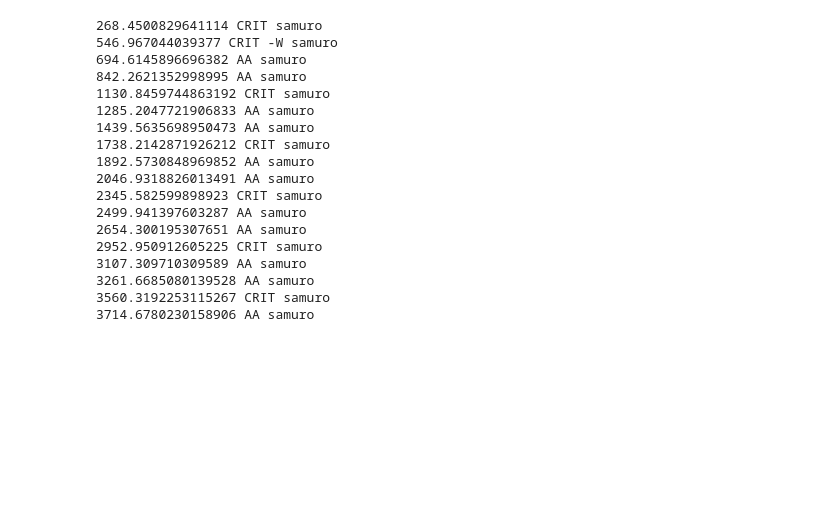
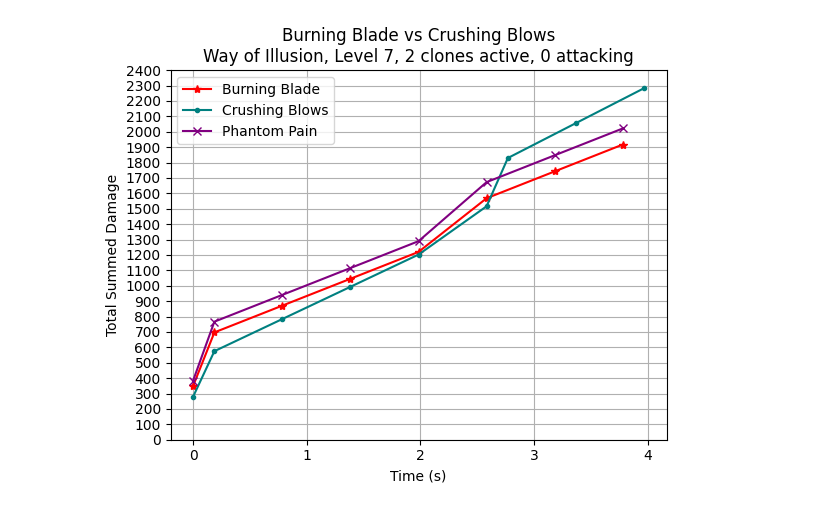
Before and after one commit to kenyon-allan/samurocalculator, a Jupyter notebook: graphing_and_other_nonsense.ipynb, the cells around one changed output. Saved outputs shown, nothing was run; the diff lists cells and outputs as text; code cells hidden in the pictures; blank space fills up the shorter version.

```diff
--- a/graphing_and_other_nonsense.ipynb
+++ b/graphing_and_other_nonsense.ipynb
@@ -1,3 +1,28 @@
 # %%
 from calculations.damage_calculator import damage_calc, raise_for_invalid_inputs
 from calculations.dataclasses_and_enums import OneTalents, SevenTalents, SixteenTalents
+# %%
+bb_time_series, bb_damage_series = damage_calc(
+    7,
+    4,
+    num_clones=2,
+    num_clones_attacking=0,
+    one_talent=OneTalents.WAYOFILLUSION,
+    seven_talent=SevenTalents.BURNINGBLADE,
+)
+cb_time_series, cb_damage_series = damage_calc(
+    7,
+    4,
+    num_clones=2,
+    num_clones_attacking=0,
+    one_talent=OneTalents.WAYOFILLUSION,
+    seven_talent=SevenTalents.CRUSHINGBLOWS,
+)
+pp_time_series, pp_damage_series = damage_calc(
+    7,
+    4,
+    num_clones=2,
+    num_clones_attacking=0,
+    one_talent=OneTalents.WAYOFILLUSION,
+    seven_talent=SevenTalents.PHANTOMPAIN,
+)
@@ -4,21 +47,33 @@ from calculations.dataclasses_and_enums import OneTalents, SevenTalents, Sixteen
+# %%
+import matplotlib.pyplot as plt
+plt.plot(bb_time_series, bb_damage_series, marker='*', label="Burning Blade", color="red")
+plt.plot(cb_time_series, cb_damage_series, marker='.', label="Crushing Blows", color="teal")
+plt.plot(pp_time_series, pp_damage_series, marker='x', label="Phantom Pain", color="purple")
+plt.xlabel("Time (s)")
+plt.ylabel("Total Summed Damage")
+plt.title("Burning Blade vs Crushing Blows\nWay of Illusion, Level 7, 2 clones active, 0 attacking")
+plt.legend()
+plt.grid()
+plt.xticks(range(0, 5, 1))
+plt.yticks(range(0, 2500, 100))
+
+plt.show()
+# %% [output]
+[figure, added]
 # %%
-time_series, damage_series = damage_calc(7, 10, num_clones=0, num_clones_attacking=0, one_talent=OneTalents.WAYOFTHEBLADE, seven_talent=SevenTalents.BURNINGBLADE, sixteen_talent=SixteenTalents.NONE)
+bb_time_series, bb_damage_series = damage_calc(
+    7,
+    10,
+    num_clones=0,
+    num_clones_attacking=0,
+    one_talent=OneTalents.WAYOFILLUSION,
+    seven_talent=SevenTalents.BURNINGBLADE,
+)
+cb_time_series, cb_damage_series = damage_calc(
+    7,
+    10,
+    num_clones=0,
+    num_clones_attacking=0,
+    one_talent=OneTalents.WAYOFILLUSION,
+    seven_talent=SevenTalents.CRUSHINGBLOWS,
+)
-# %% [output]
-268.4500829641114 CRIT samuro
-546.967044039377 CRIT -W samuro
-694.6145896696382 AA samuro
-842.2621352998995 AA samuro
-1130.8459744863192 CRIT samuro
-1285.2047721906833 AA samuro
-1439.5635698950473 AA samuro
-1738.2142871926212 CRIT samuro
-1892.5730848969852 AA samuro
-2046.9318826013491 AA samuro
-2345.582599898923 CRIT samuro
-2499.941397603287 AA samuro
-2654.300195307651 AA samuro
-2952.950912605225 CRIT samuro
-3107.309710309589 AA samuro
-3261.6685080139528 AA samuro
-3560.3192253115267 CRIT samuro
-3714.6780230158906 AA samuro
```
Also changed, not shown: parts of 4 cells of this notebook, 7 other files.
